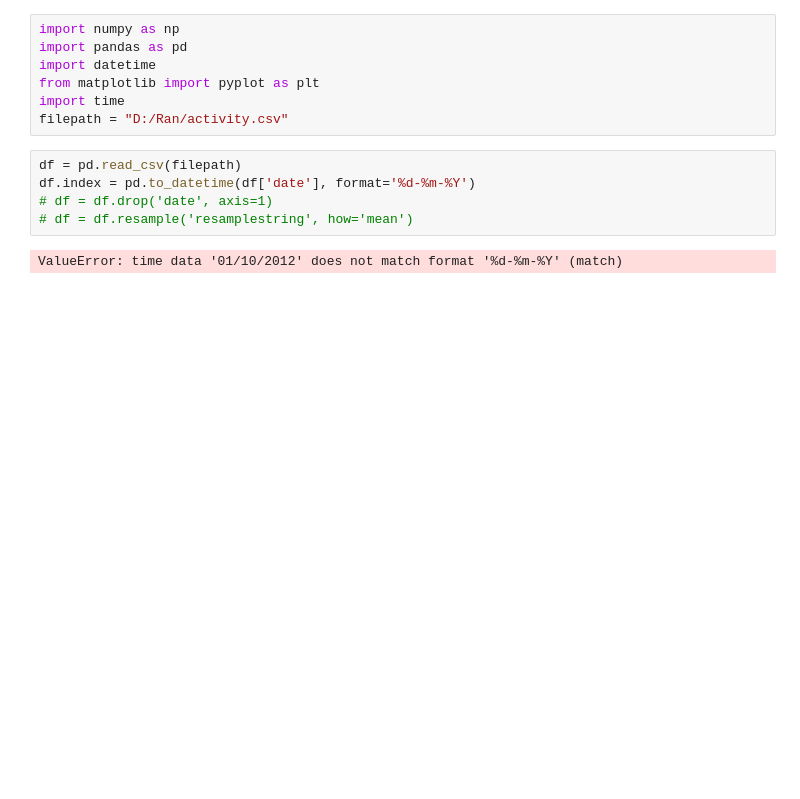
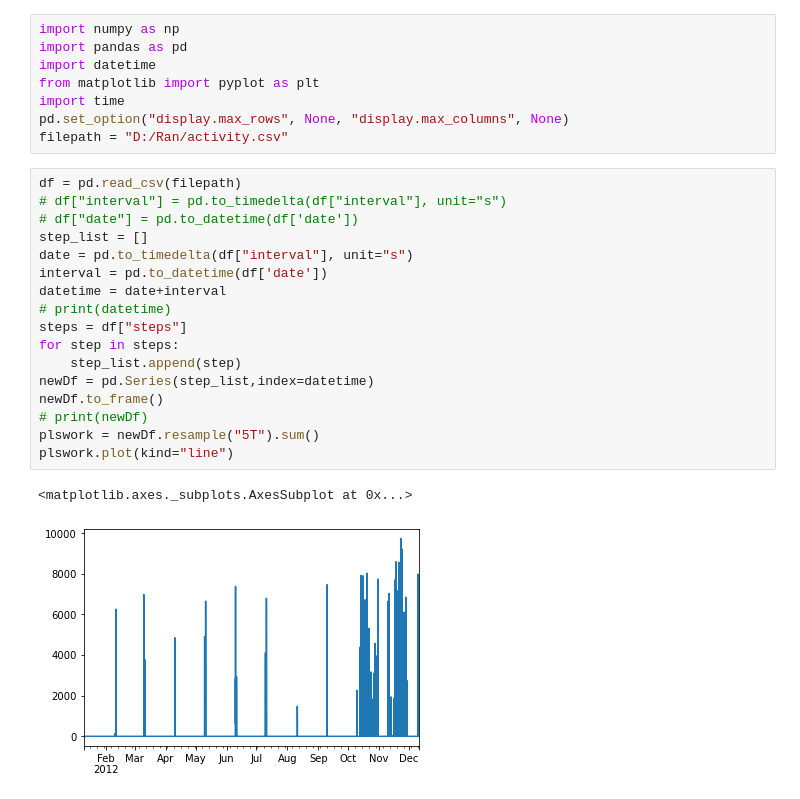
Before and after one commit to JVuns/Assignments, a Jupyter notebook: Pandas/B.ipynb, the cells around one changed output. Drawn from its saved outputs; the diff is of its cells as text; blank space fills up the shorter version.

```diff
--- a/Pandas/B.ipynb
+++ b/Pandas/B.ipynb
@@ -4,11 +4,25 @@ import pandas as pd
 import datetime
 from matplotlib import pyplot as plt
 import time
+pd.set_option("display.max_rows", None, "display.max_columns", None)
 filepath = "D:/Ran/activity.csv"
-# %%
-df = pd.read_csv(filepath)
-df.index = pd.to_datetime(df['date'], format='%d-%m-%Y')
-# df = df.drop('date', axis=1)
-# df = df.resample('resamplestring', how='mean')
-# %% [output]
-ValueError: time data '01/10/2012' does not match format '%d-%m-%Y' (match)
+# %%
+df = pd.read_csv(filepath)
+# df["interval"] = pd.to_timedelta(df["interval"], unit="s")
+# df["date"] = pd.to_datetime(df['date'])
+step_list = []
+date = pd.to_timedelta(df["interval"], unit="s")
+interval = pd.to_datetime(df['date'])
+datetime = date+interval
+# print(datetime)
+steps = df["steps"]
+for step in steps:
+    step_list.append(step)
+newDf = pd.Series(step_list,index=datetime)
+newDf.to_frame()
+# print(newDf)
+plswork = newDf.resample("5T").sum()
+plswork.plot(kind="line")
+# %% [output]
+<matplotlib.axes._subplots.AxesSubplot at 0x...>
+[figure, added]
```
Also changed, not shown: 1 other file.
